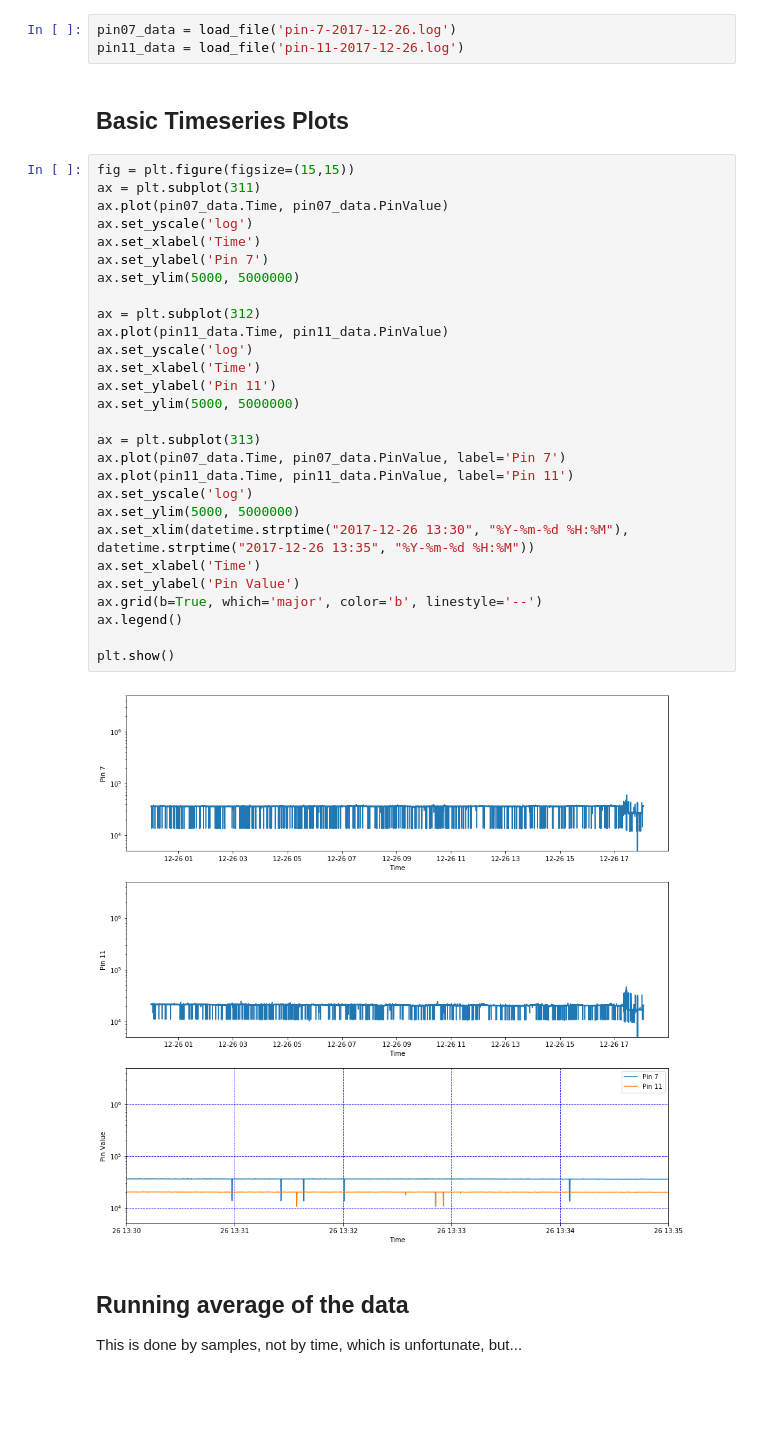
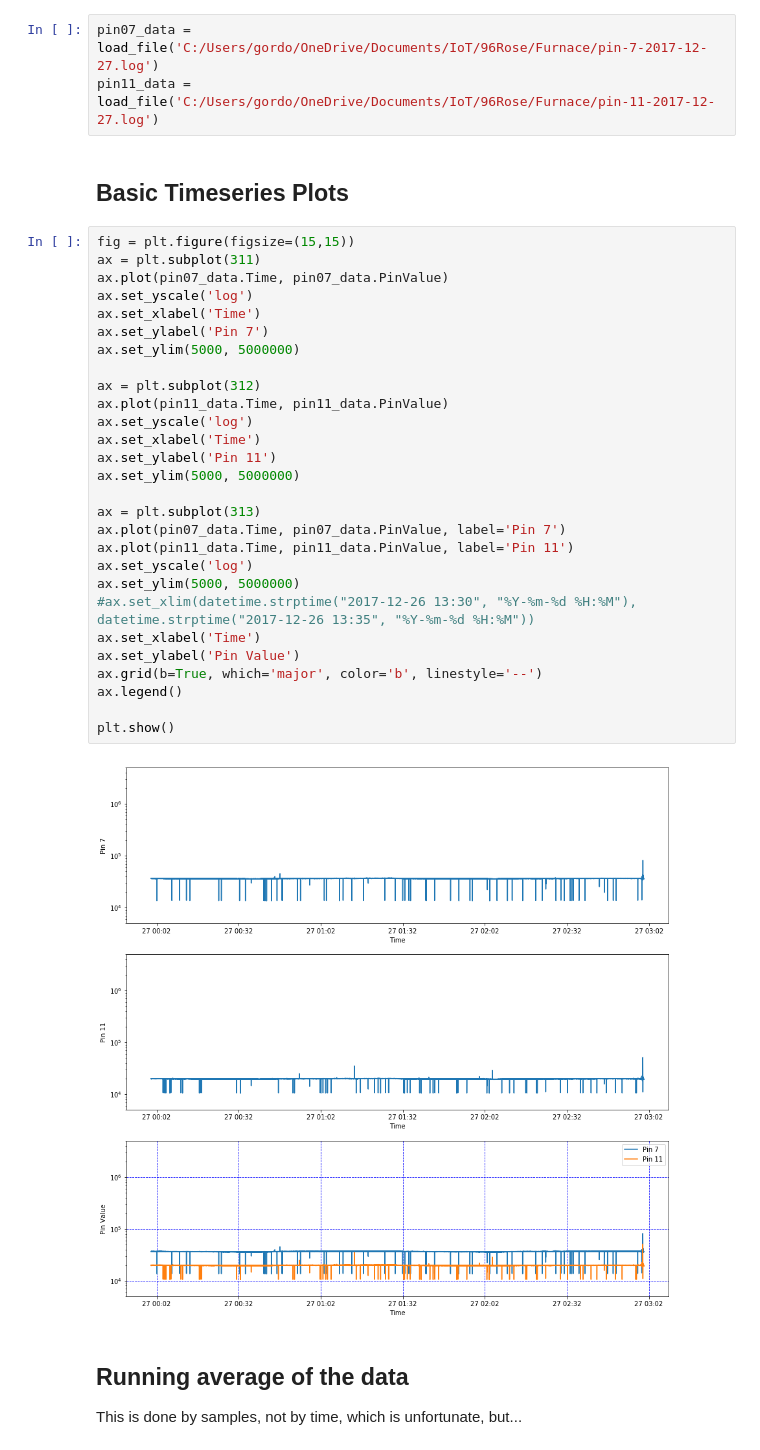
Before and after one commit to gordonwatts/water-watcher, a Jupyter notebook: notebooks/DayTimeSeries.ipynb, the cells around one changed output. Drawn from its saved outputs; the diff is of its cells as text; blank space fills up the shorter version.

```diff
--- a/notebooks/DayTimeSeries.ipynb
+++ b/notebooks/DayTimeSeries.ipynb
@@ -32,40 +32,40 @@ def load_file(file_path):
 
     return pd.DataFrame(dlist, columns=['Time', 'PinValue'])
 # %%
-pin07_data = load_file('pin-7-2017-12-26.log')
-pin11_data = load_file('pin-11-2017-12-26.log')
+pin07_data = load_file('C:/Users/gordo/OneDrive/Documents/IoT/96Rose/Furnace/pin-7-2017-12-27.log')
+pin11_data = load_file('C:/Users/gordo/OneDrive/Documents/IoT/96Rose/Furnace/pin-11-2017-12-27.log')
 # %% [markdown]
 ## Basic Timeseries Plots
 # %%
 fig = plt.figure(figsize=(15,15))
 ax = plt.subplot(311)
 ax.plot(pin07_data.Time, pin07_data.PinValue)
 ax.set_yscale('log')
 ax.set_xlabel('Time')
 ax.set_ylabel('Pin 7')
 ax.set_ylim(5000, 5000000)
 
 ax = plt.subplot(312)
 ax.plot(pin11_data.Time, pin11_data.PinValue)
 ax.set_yscale('log')
 ax.set_xlabel('Time')
 ax.set_ylabel('Pin 11')
 ax.set_ylim(5000, 5000000)
 
 ax = plt.subplot(313)
 ax.plot(pin07_data.Time, pin07_data.PinValue, label='Pin 7')
 ax.plot(pin11_data.Time, pin11_data.PinValue, label='Pin 11')
 ax.set_yscale('log')
 ax.set_ylim(5000, 5000000)
-ax.set_xlim(datetime.strptime("2017-12-26 13:30", "%Y-%m-%d %H:%M"), datetime.strptime("2017-12-26 13:35", "%Y-%m-%d %H:%M"))
+#ax.set_xlim(datetime.strptime("2017-12-26 13:30", "%Y-%m-%d %H:%M"), datetime.strptime("2017-12-26 13:35", "%Y-%m-%d %H:%M"))
 ax.set_xlabel('Time')
 ax.set_ylabel('Pin Value')
 ax.grid(b=True, which='major', color='b', linestyle='--')
 ax.legend()
 
 plt.show()
 # %% [output]
-[figure, old version]
+[figure, new version]
 # %% [markdown]
 ## Running average of the data
 This is done by samples, not by time, which is unfortunate, but...
```
Also changed, not shown: parts of 1 cell of this notebook.
